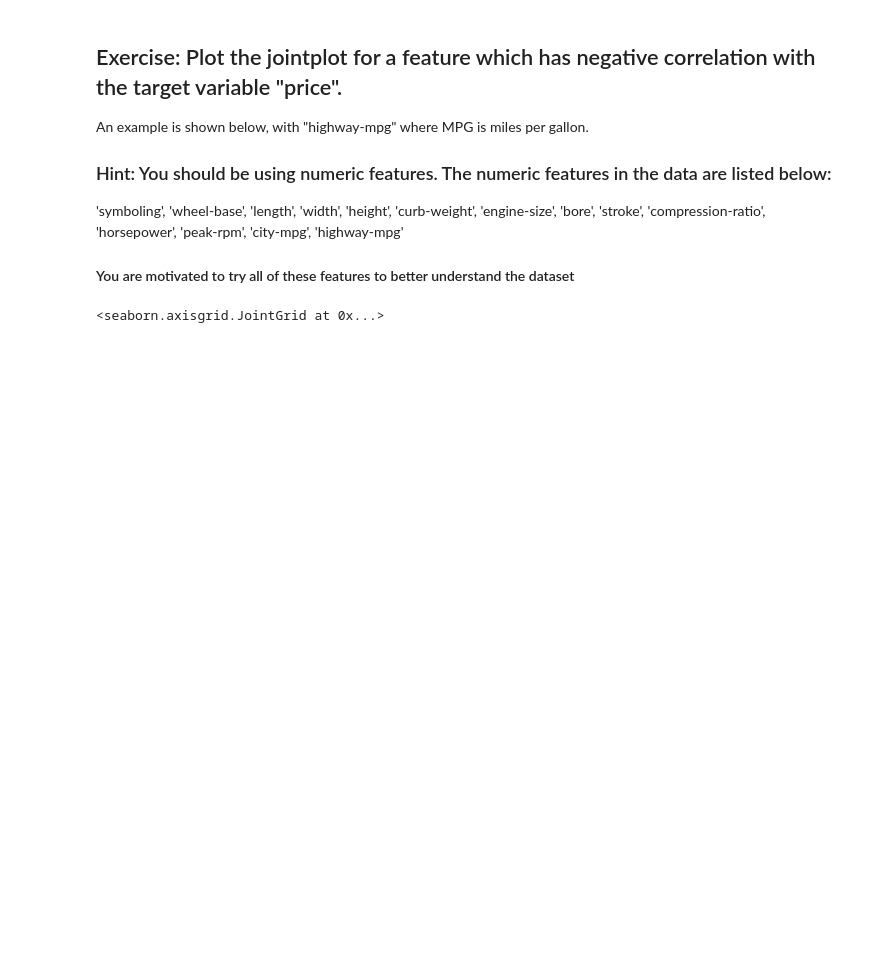
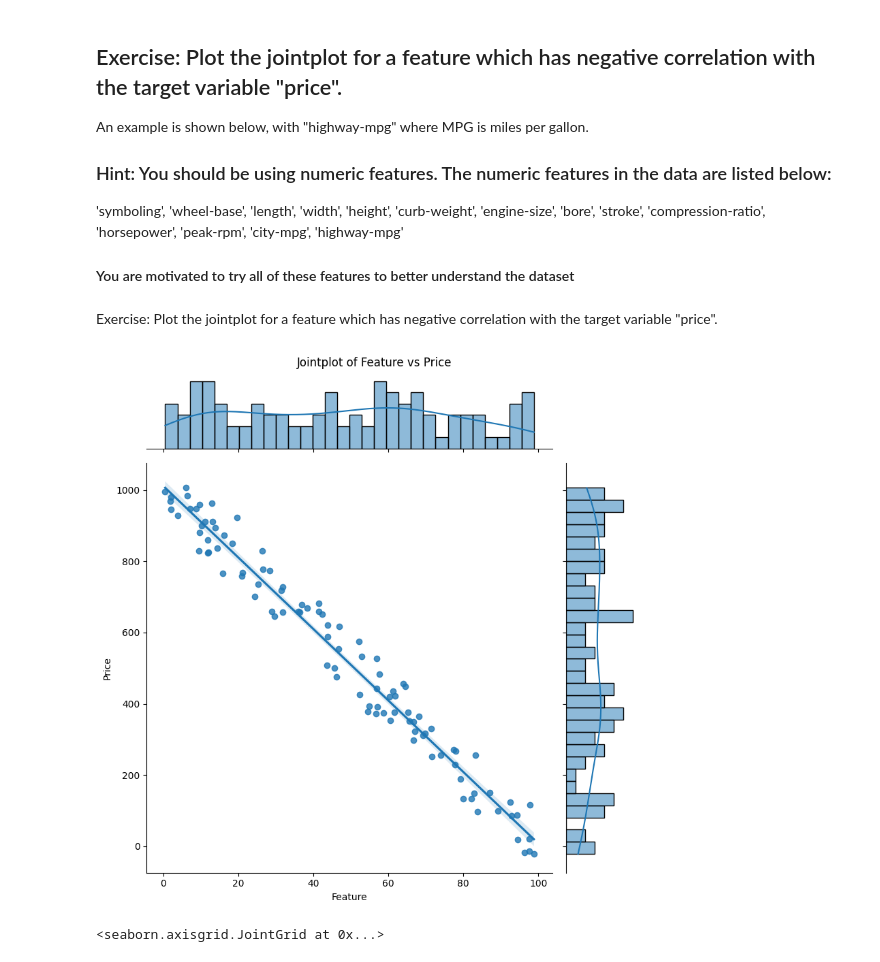
Before and after one commit to Pippala-Rakshitha/Module-02-lab-01, a Jupyter notebook: AIML_III_Module_02_Lab_01_Basic_Plots.ipynb, the cells around one changed output. Cells and saved outputs as stored; diff of their text form; code cells hidden in the pictures; blank space fills up the shorter version.

```diff
--- a/AIML_III_Module_02_Lab_01_Basic_Plots.ipynb
+++ b/AIML_III_Module_02_Lab_01_Basic_Plots.ipynb
@@ -160,6 +160,23 @@ An example is shown below, with "highway-mpg" where MPG is miles per gallon.
 'symboling', 'wheel-base', 'length', 'width', 'height', 'curb-weight', 'engine-size', 'bore', 'stroke', 'compression-ratio', 'horsepower', 'peak-rpm', 'city-mpg', 'highway-mpg'
 
 #### You are motivated to try all of these features to better understand the dataset
+# %% [markdown]
+Exercise: Plot the jointplot for a feature which has negative correlation with the target variable "price".
+# %%
+import seaborn as sns
+import matplotlib.pyplot as plt
+import numpy as np
+import pandas as pd
+np.random.seed(0)
+n_samples = 100
+feature = np.random.rand(n_samples) * 100
+price = 1000 - 10 * feature + np.random.randn(n_samples) * 50
+data = pd.DataFrame({'Feature': feature, 'Price': price})
+sns.jointplot(x='Feature', y='Price', data=data, kind='reg', height=8, ratio=5, marginal_kws={'bins': 30, 'fill': True})
+plt.suptitle('Jointplot of Feature vs Price', y=1.02)
+plt.show()
+# %% [output]
+[figure, added]
 # %%
 ############################
 ### CHANGE THE CODE HERE ###
```
